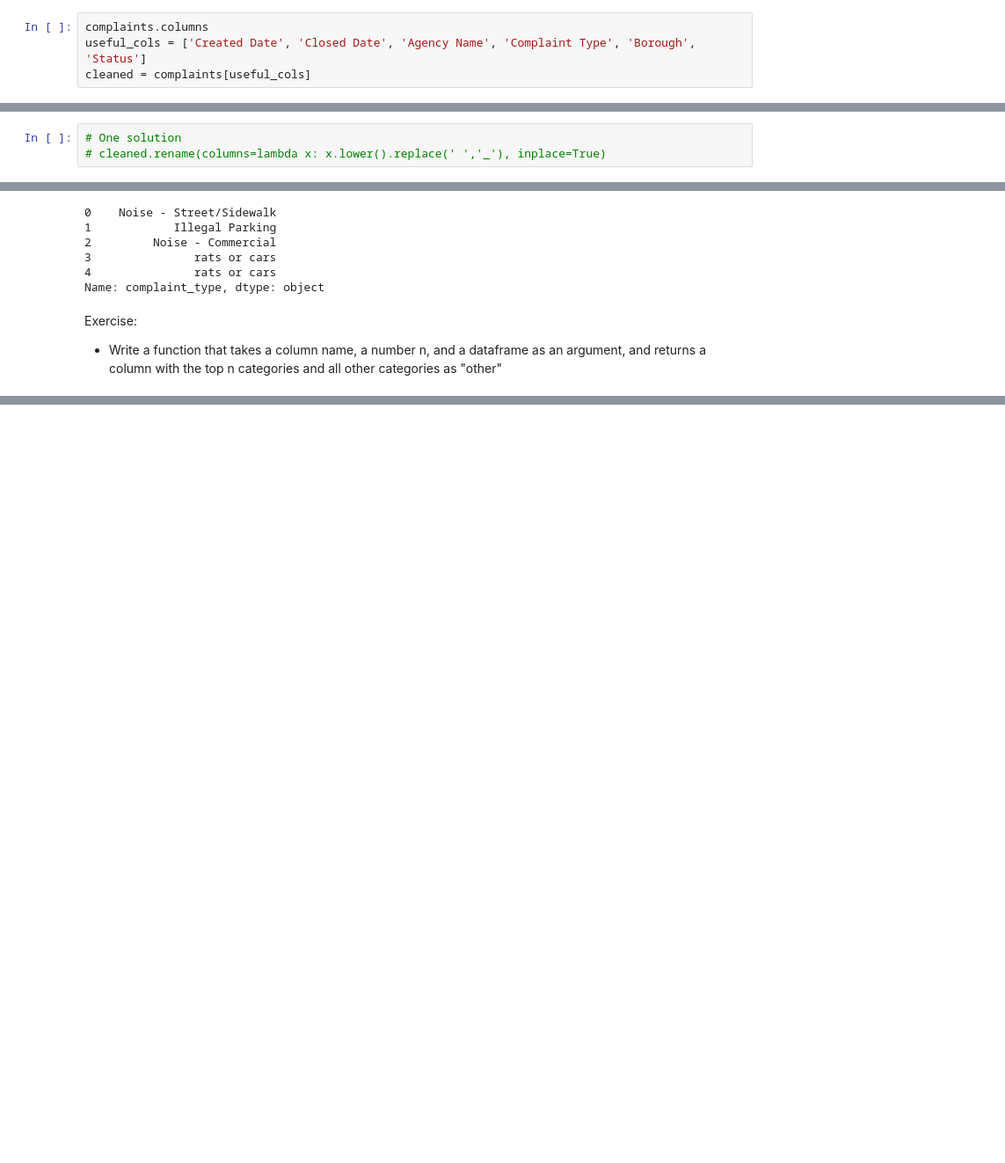
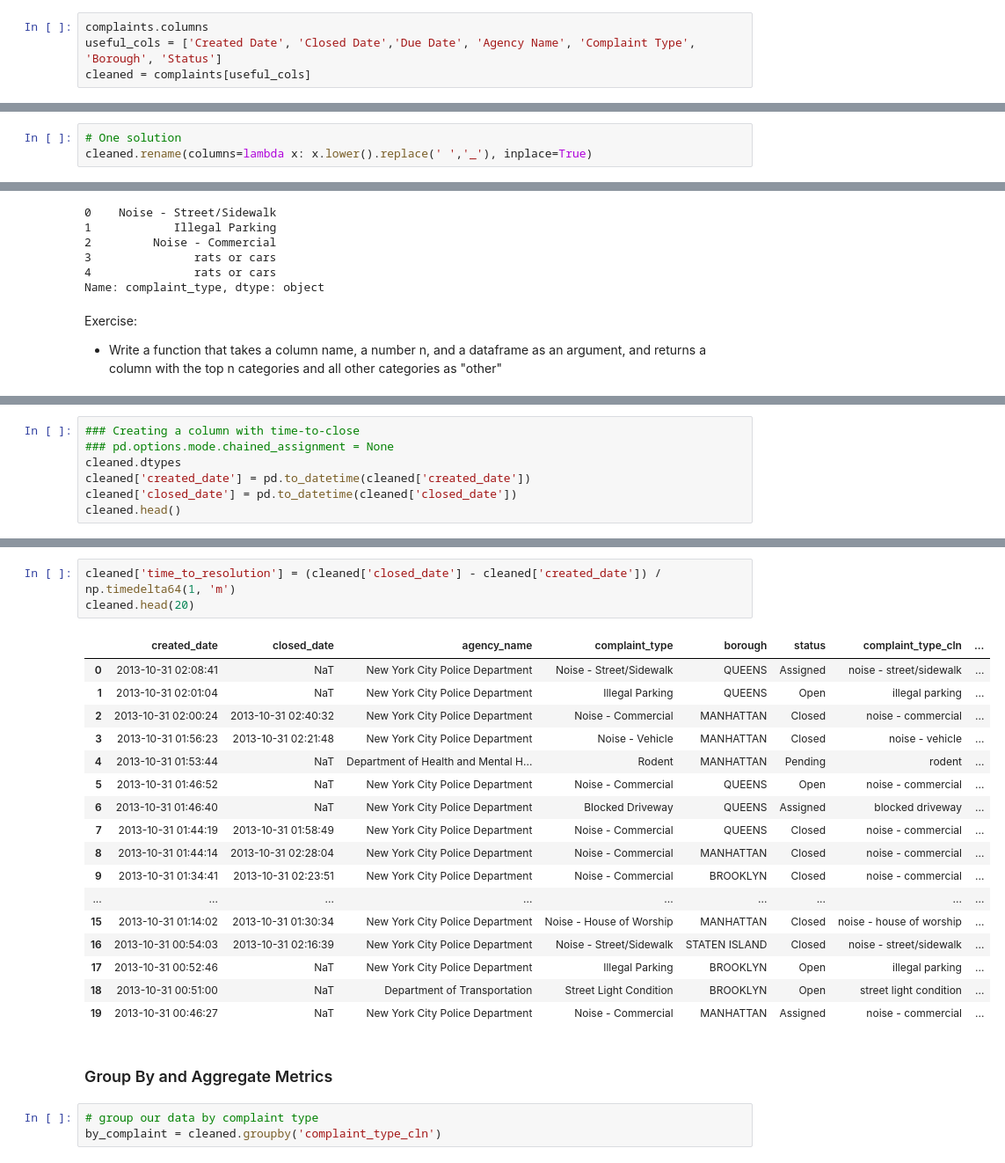
Before and after one commit to mikekaminsky/python-for-data-analysis, a Jupyter notebook: Class 2.ipynb, the cells around one changed output, grey strips where cells are left out. Shown at 88% size. Cells and saved outputs as stored; diff of their text form; blank space fills up the shorter version.

Commit message:
Introduce average complaint time

```diff
--- a/Class 2.ipynb
+++ b/Class 2.ipynb
@@ -23,7 +26,7 @@ complaints = pd.read_csv('../pandas-cookbook/data/311-service-requests.csv', low
 # 2) let's clean the column names so we don't have to deal with spaces or capital letters
 # %%
 complaints.columns
-useful_cols = ['Created Date', 'Closed Date', 'Agency Name', 'Complaint Type', 'Borough', 'Status']
+useful_cols = ['Created Date', 'Closed Date','Due Date', 'Agency Name', 'Complaint Type', 'Borough', 'Status']
 cleaned = complaints[useful_cols]
 # %%
 cleaned.head()
@@ -40,4 +43,4 @@ Exercise:
   * Try not to rely on the current ordering of the columns to do this
 # %%
 # One solution
-# cleaned.rename(columns=lambda x: x.lower().replace(' ','_'), inplace=True)
+cleaned.rename(columns=lambda x: x.lower().replace(' ','_'), inplace=True)
@@ -144,0 +185,7 @@ Exercise:
+# %%
+### Creating a column with time-to-close
+### pd.options.mode.chained_assignment = None
+cleaned.dtypes
+cleaned['created_date'] = pd.to_datetime(cleaned['created_date'])
+cleaned['closed_date'] = pd.to_datetime(cleaned['closed_date'])
+cleaned.head()
@@ -144,0 +211,26 @@ Exercise:
+# %%
+cleaned['time_to_resolution'] = (cleaned['closed_date'] - cleaned['created_date']) / np.timedelta64(1, 'm')
+cleaned.head(20)
+# %% [output]
+|  | created_date | closed_date | agency_name | complaint_type | borough | status | complaint_type_cln | ... |
+| 0 | 2013-10-31 02:08:41 | NaT | New York City Police Department | Noise - Street/Sidewalk | QUEENS | Assigned | noise - street/sidewalk | ... |
+| 1 | 2013-10-31 02:01:04 | NaT | New York City Police Department | Illegal Parking | QUEENS | Open | illegal parking | ... |
+| 2 | 2013-10-31 02:00:24 | 2013-10-31 02:40:32 | New York City Police Department | Noise - Commercial | MANHATTAN | Closed | noise - commercial | ... |
+| 3 | 2013-10-31 01:56:23 | 2013-10-31 02:21:48 | New York City Police Department | Noise - Vehicle | MANHATTAN | Closed | noise - vehicle | ... |
+| 4 | 2013-10-31 01:53:44 | NaT | Department of Health and Mental H... | Rodent | MANHATTAN | Pending | rodent | ... |
+| 5 | 2013-10-31 01:46:52 | NaT | New York City Police Department | Noise - Commercial | QUEENS | Open | noise - commercial | ... |
+| 6 | 2013-10-31 01:46:40 | NaT | New York City Police Department | Blocked Driveway | QUEENS | Assigned | blocked driveway | ... |
+| 7 | 2013-10-31 01:44:19 | 2013-10-31 01:58:49 | New York City Police Department | Noise - Commercial | QUEENS | Closed | noise - commercial | ... |
+| 8 | 2013-10-31 01:44:14 | 2013-10-31 02:28:04 | New York City Police Department | Noise - Commercial | MANHATTAN | Closed | noise - commercial | ... |
+| 9 | 2013-10-31 01:34:41 | 2013-10-31 02:23:51 | New York City Police Department | Noise - Commercial | BROOKLYN | Closed | noise - commercial | ... |
+| ... | ... | ... | ... | ... | ... | ... | ... | ... |
+| 15 | 2013-10-31 01:14:02 | 2013-10-31 01:30:34 | New York City Police Department | Noise - House of Worship | MANHATTAN | Closed | noise - house of worship | ... |
+| 16 | 2013-10-31 00:54:03 | 2013-10-31 02:16:39 | New York City Police Department | Noise - Street/Sidewalk | STATEN ISLAND | Closed | noise - street/sidewalk | ... |
+| 17 | 2013-10-31 00:52:46 | NaT | New York City Police Department | Illegal Parking | BROOKLYN | Open | illegal parking | ... |
+| 18 | 2013-10-31 00:51:00 | NaT | Department of Transportation | Street Light Condition | BROOKLYN | Open | street light condition | ... |
+| 19 | 2013-10-31 00:46:27 | NaT | New York City Police Department | Noise - Commercial | MANHATTAN | Assigned | noise - commercial | ... |
+# %% [markdown]
+### Group By and Aggregate Metrics
+# %%
+# group our data by complaint type
+by_complaint = cleaned.groupby('complaint_type_cln')
```
Also changed, not shown: parts of 15 cells of this notebook.
